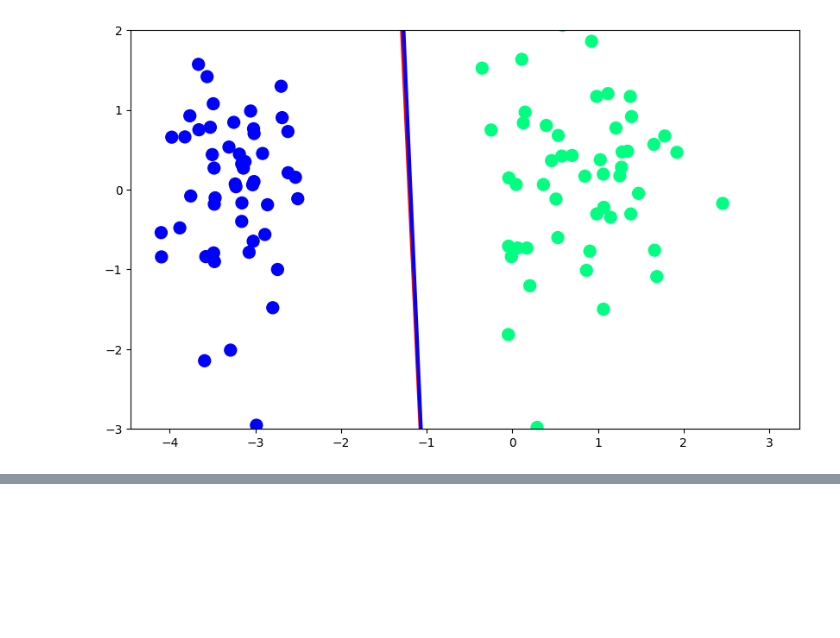
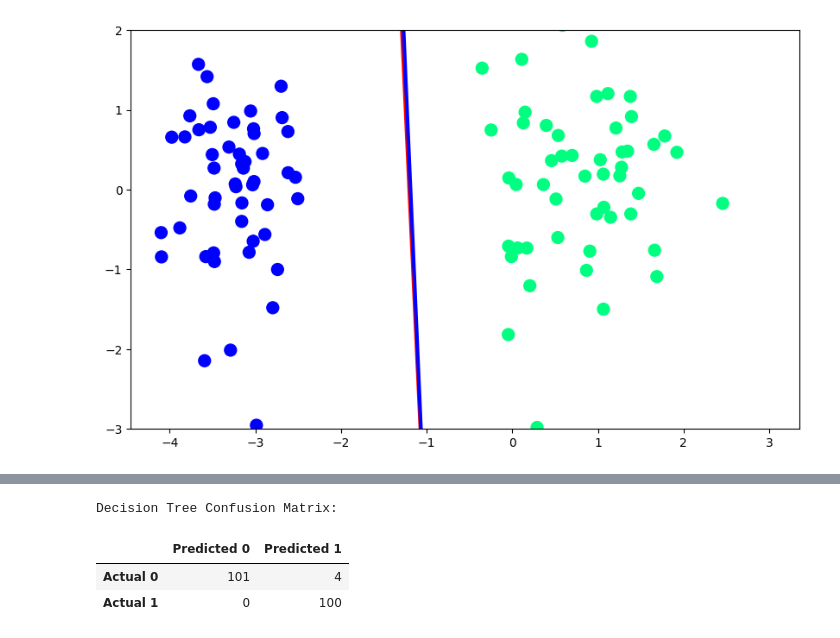
Before and after one commit to suddhu1/COESIS30Day, a Jupyter notebook: DAY_1/logisticRegression.ipynb, the cells around one changed output, grey strips where cells are left out. Cells and saved outputs as stored; diff of their text form; code cells hidden in the pictures; blank space fills up the shorter version.

```diff
--- a/DAY_1/logisticRegression.ipynb
+++ b/DAY_1/logisticRegression.ipynb
@@ -210,0 +325,8 @@ plt.ylim(-3, 2)
+# %%
+print("Decision Tree Confusion Matrix:")
+pd.DataFrame(confusion_matrix(y_test, y_pred2), columns=['Predicted 0', 'Predicted 1'], index=['Actual 0', 'Actual 1'])
+# %% [output]
+Decision Tree Confusion Matrix:
+|  | Predicted 0 | Predicted 1 |
+| Actual 0 | 101 | 4 |
+| Actual 1 | 0 | 100 |
```
Also changed, not shown: parts of 15 cells of this notebook, 1 other file.
